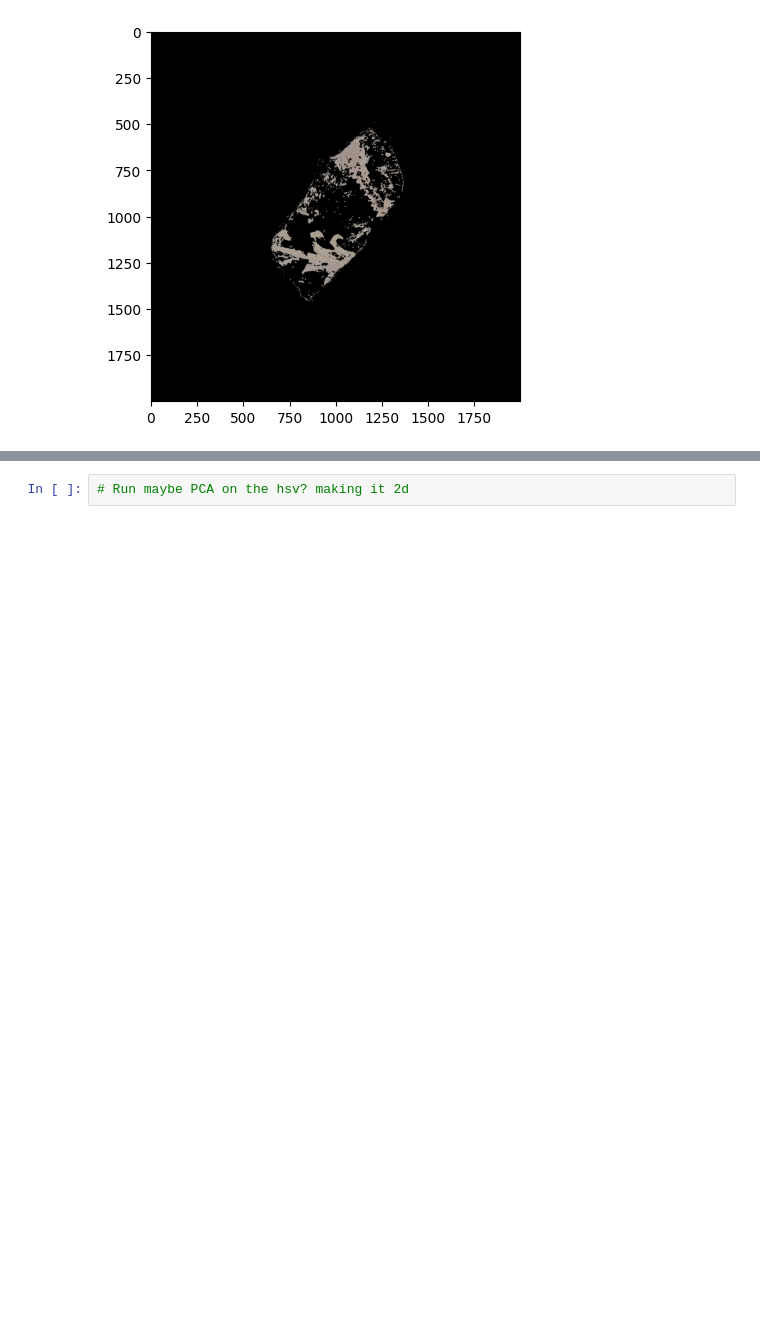
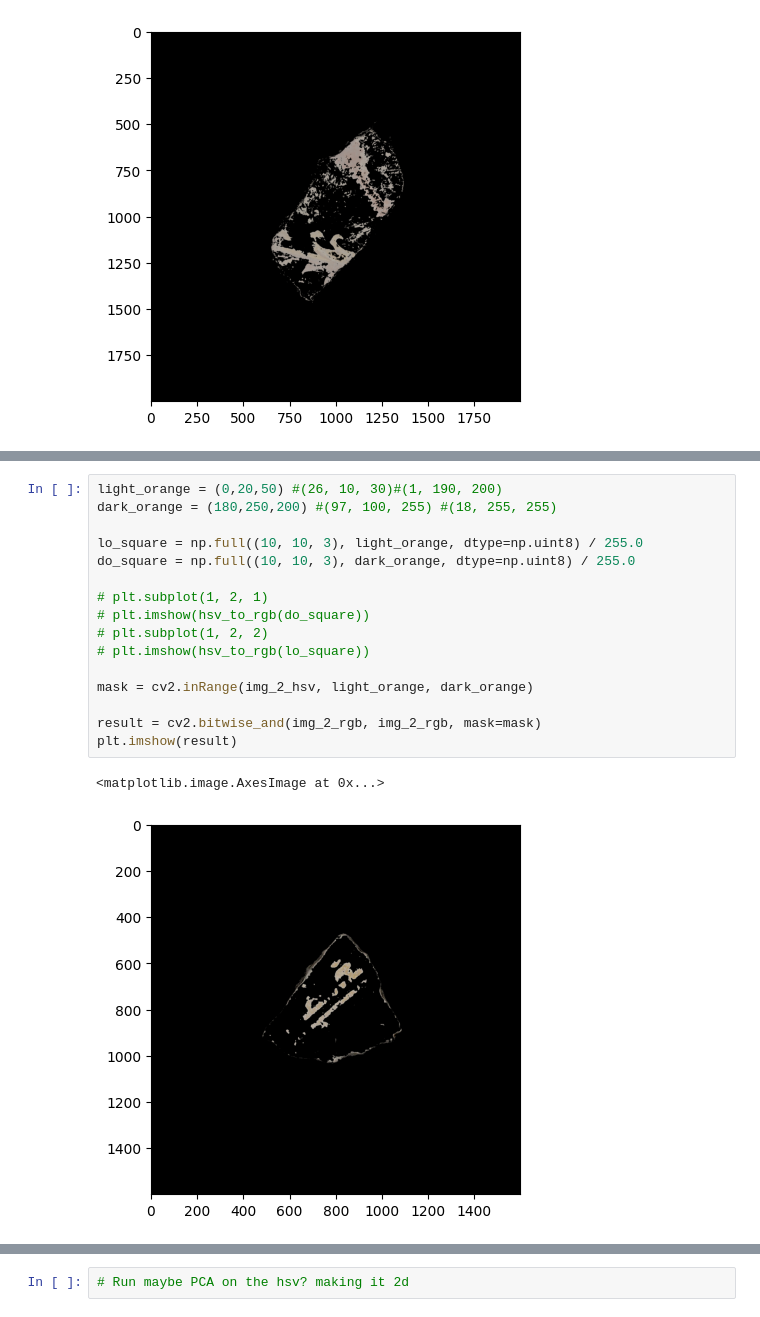
Before and after one commit to yanivohayon8/intact_surface_cleaning, a Jupyter notebook: notebooks/1_poc_hsv_plot.ipynb, the cells around one changed output, grey strips where cells are left out. Drawn from its saved outputs; the diff is of its cells as text; blank space fills up the shorter version.

```diff
--- a/notebooks/1_poc_hsv_plot.ipynb
+++ b/notebooks/1_poc_hsv_plot.ipynb
@@ -151,0 +176,19 @@ plt.imshow(result)
+# %%
+light_orange = (0,20,50) #(26, 10, 30)#(1, 190, 200)
+dark_orange = (180,250,200) #(97, 100, 255) #(18, 255, 255)
+
+lo_square = np.full((10, 10, 3), light_orange, dtype=np.uint8) / 255.0
+do_square = np.full((10, 10, 3), dark_orange, dtype=np.uint8) / 255.0
+
+# plt.subplot(1, 2, 1)
+# plt.imshow(hsv_to_rgb(do_square))
+# plt.subplot(1, 2, 2)
+# plt.imshow(hsv_to_rgb(lo_square))
+
+mask = cv2.inRange(img_2_hsv, light_orange, dark_orange)
+
+result = cv2.bitwise_and(img_2_rgb, img_2_rgb, mask=mask)
+plt.imshow(result)
+# %% [output]
+<matplotlib.image.AxesImage at 0x...>
+[figure, added]
```
Also changed, not shown: parts of 13 cells of this notebook.
